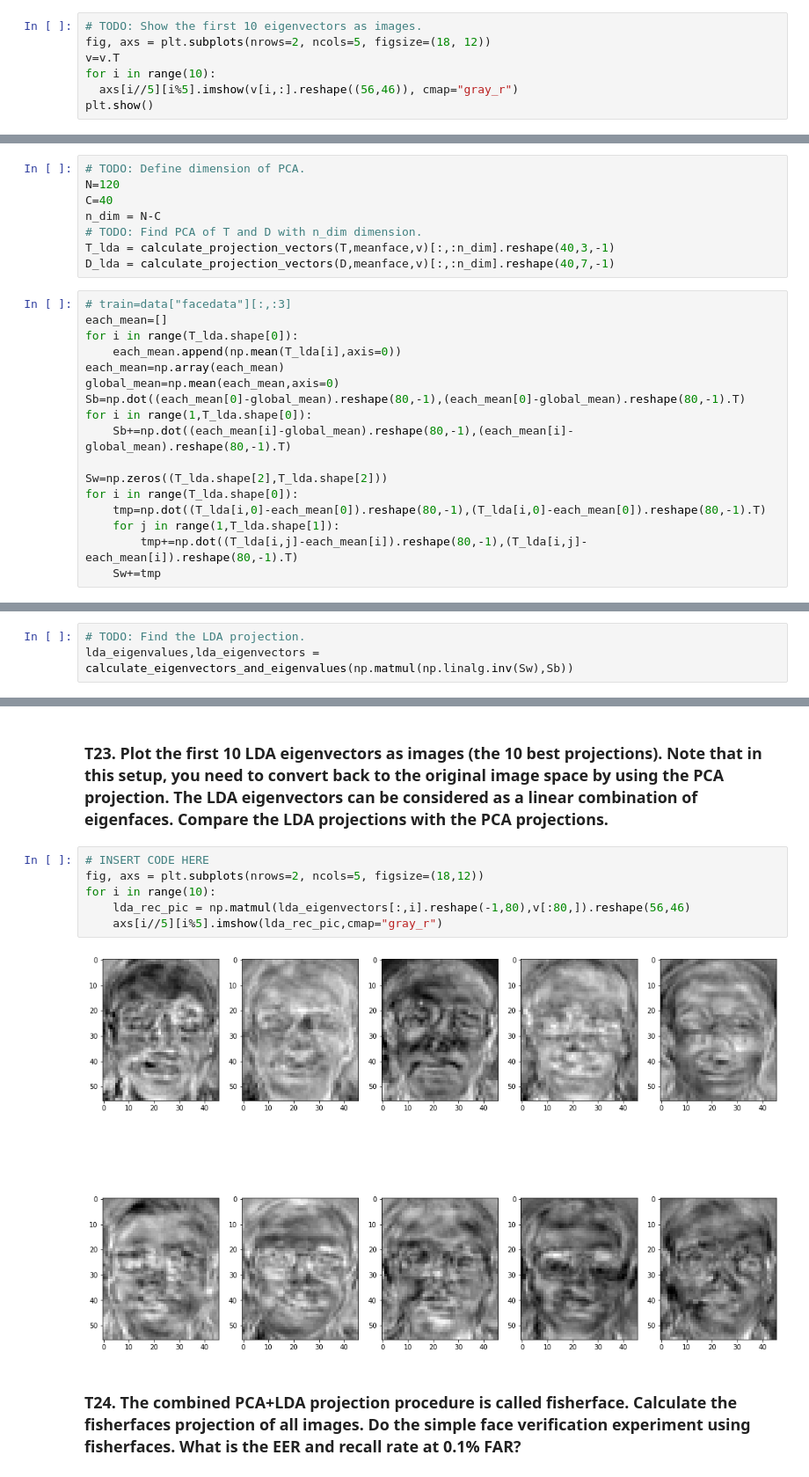
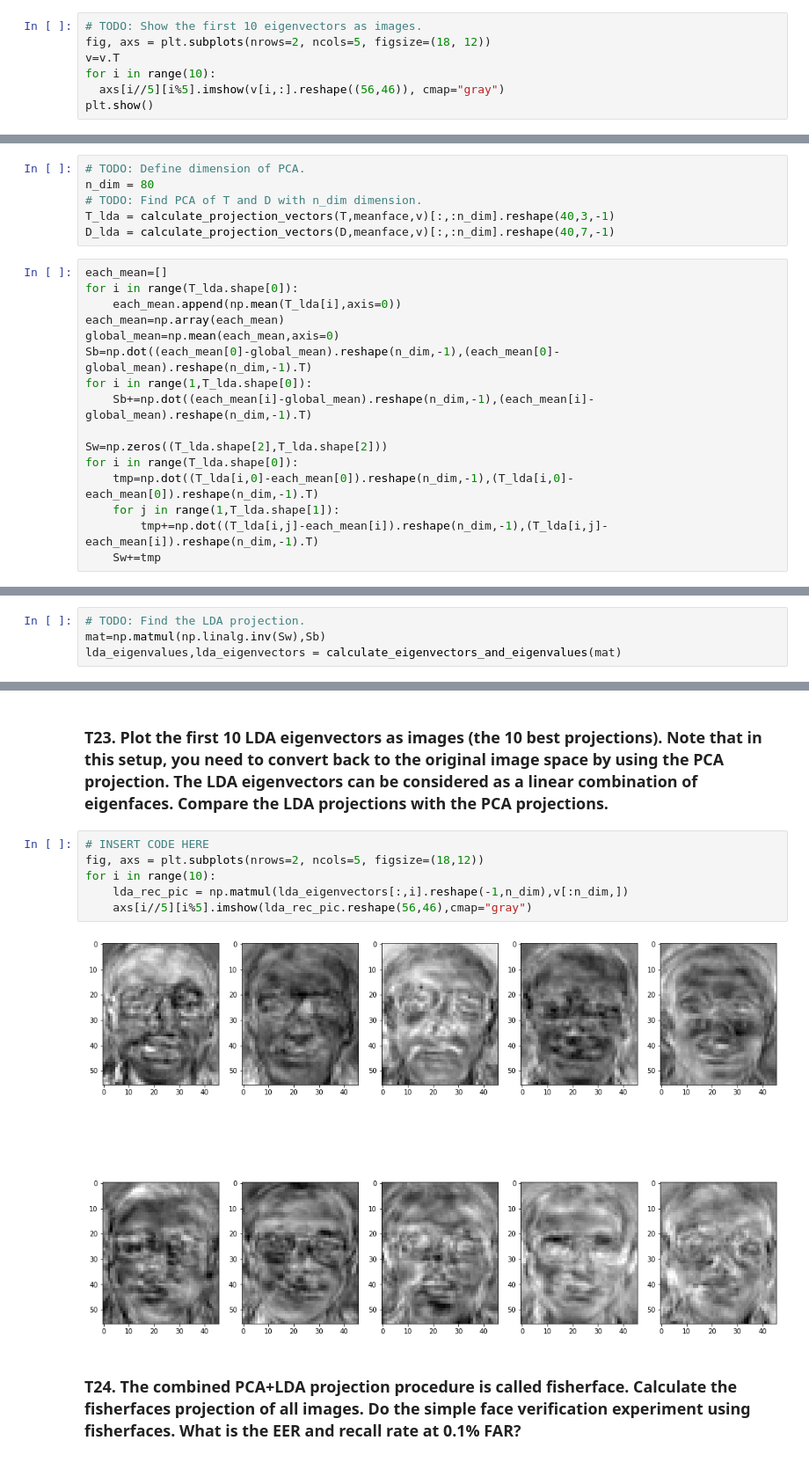
Before and after one commit to Bee0Theepob/Pattern, a Jupyter notebook: HW3/HW3_Fisherfaces(student).ipynb, the cells around one changed output, grey strips where cells are left out. Shown at 88% size. Cells and saved outputs as stored; diff of their text form.

```diff
--- a/HW3/HW3_Fisherfaces(student).ipynb
+++ b/HW3/HW3_Fisherfaces(student).ipynb
@@ -607,6 +595,6 @@ test_eignevector_cov_norm(v)
 fig, axs = plt.subplots(nrows=2, ncols=5, figsize=(18, 12))
 v=v.T
 for i in range(10):
-  axs[i//5][i%5].imshow(v[i,:].reshape((56,46)), cmap="gray_r")
+  axs[i//5][i%5].imshow(v[i,:].reshape((56,46)), cmap="gray")
 plt.show()
 # %% [output]
@@ -750,34 +745,32 @@ plt.show()
     ANS: 80
 # %%
 # TODO: Define dimension of PCA.
-N=120
-C=40
-n_dim = N-C
+n_dim = 80
 # TODO: Find PCA of T and D with n_dim dimension.
 T_lda = calculate_projection_vectors(T,meanface,v)[:,:n_dim].reshape(40,3,-1)
 D_lda = calculate_projection_vectors(D,meanface,v)[:,:n_dim].reshape(40,7,-1)
 # %%
-# train=data["facedata"][:,:3]
 each_mean=[]
 for i in range(T_lda.shape[0]):
     each_mean.append(np.mean(T_lda[i],axis=0))
 each_mean=np.array(each_mean)
 global_mean=np.mean(each_mean,axis=0)
-Sb=np.dot((each_mean[0]-global_mean).reshape(80,-1),(each_mean[0]-global_mean).reshape(80,-1).T)
+Sb=np.dot((each_mean[0]-global_mean).reshape(n_dim,-1),(each_mean[0]-global_mean).reshape(n_dim,-1).T)
 for i in range(1,T_lda.shape[0]):
-    Sb+=np.dot((each_mean[i]-global_mean).reshape(80,-1),(each_mean[i]-global_mean).reshape(80,-1).T)
+    Sb+=np.dot((each_mean[i]-global_mean).reshape(n_dim,-1),(each_mean[i]-global_mean).reshape(n_dim,-1).T)
 
 Sw=np.zeros((T_lda.shape[2],T_lda.shape[2]))
 for i in range(T_lda.shape[0]):
-    tmp=np.dot((T_lda[i,0]-each_mean[0]).reshape(80,-1),(T_lda[i,0]-each_mean[0]).reshape(80,-1).T)
+    tmp=np.dot((T_lda[i,0]-each_mean[0]).reshape(n_dim,-1),(T_lda[i,0]-each_mean[0]).reshape(n_dim,-1).T)
     for j in range(1,T_lda.shape[1]):
-        tmp+=np.dot((T_lda[i,j]-each_mean[i]).reshape(80,-1),(T_lda[i,j]-each_mean[i]).reshape(80,-1).T)
+        tmp+=np.dot((T_lda[i,j]-each_mean[i]).reshape(n_dim,-1),(T_lda[i,j]-each_mean[i]).reshape(n_dim,-1).T)
     Sw+=tmp
 # %% [markdown]
 ### T22. Using the answer to the previous question, project the original input to the PCA subspace. Find the LDA projections. To find the inverse, use numpy.linalg.inv. Is S−1W SB symmetric? Can we still use numpy.linalg.eigh?How many non-zero eigenvalues are there?
 # %%
 # TODO: Find the LDA projection.
-lda_eigenvalues,lda_eigenvectors = calculate_eigenvectors_and_eigenvalues(np.matmul(np.linalg.inv(Sw),Sb))
+mat=np.matmul(np.linalg.inv(Sw),Sb)
+lda_eigenvalues,lda_eigenvectors = calculate_eigenvectors_and_eigenvalues(mat)
 # %%
 # TODO: Find how many non-zero eigenvalues there are.
 len(lda_eigenvalues[lda_eigenvalues>0])
@@ -790,11 +783,11 @@ len(lda_eigenvalues[lda_eigenvalues>0])
 # %%
 # INSERT CODE HERE
 fig, axs = plt.subplots(nrows=2, ncols=5, figsize=(18,12))
 for i in range(10):
-    lda_rec_pic = np.matmul(lda_eigenvectors[:,i].reshape(-1,80),v[:80,]).reshape(56,46)
-    axs[i//5][i%5].imshow(lda_rec_pic,cmap="gray_r")
+    lda_rec_pic = np.matmul(lda_eigenvectors[:,i].reshape(-1,n_dim),v[:n_dim,])
+    axs[i//5][i%5].imshow(lda_rec_pic.reshape(56,46),cmap="gray")
 # %% [output]
-[figure, old version]
+[figure, new version]
 # %% [markdown]
 ### T24. The combined PCA+LDA projection procedure is called fisherface. Calculate the fisherfaces projection of all images. Do the simple face verification experiment using fisherfaces. What is the EER and recall rate at 0.1% FAR?
 # %%
```
Also changed, not shown: parts of 20 cells of this notebook.
